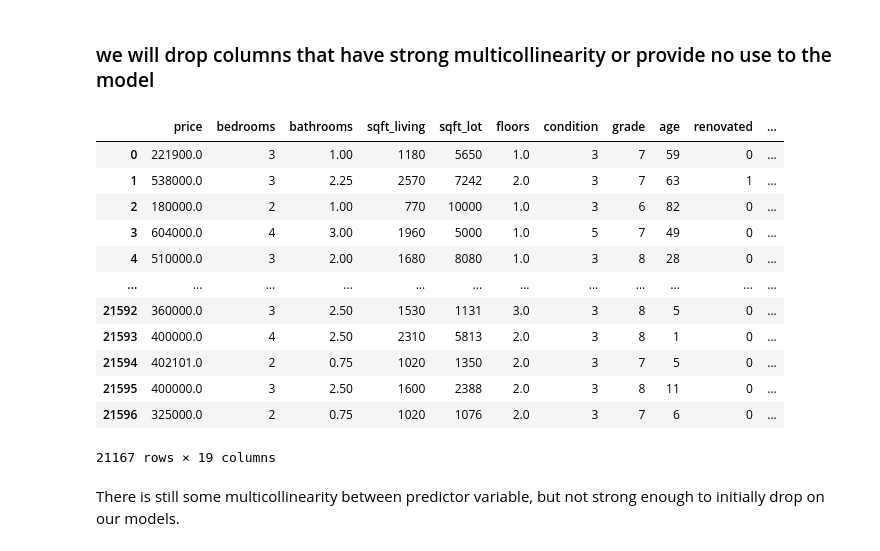
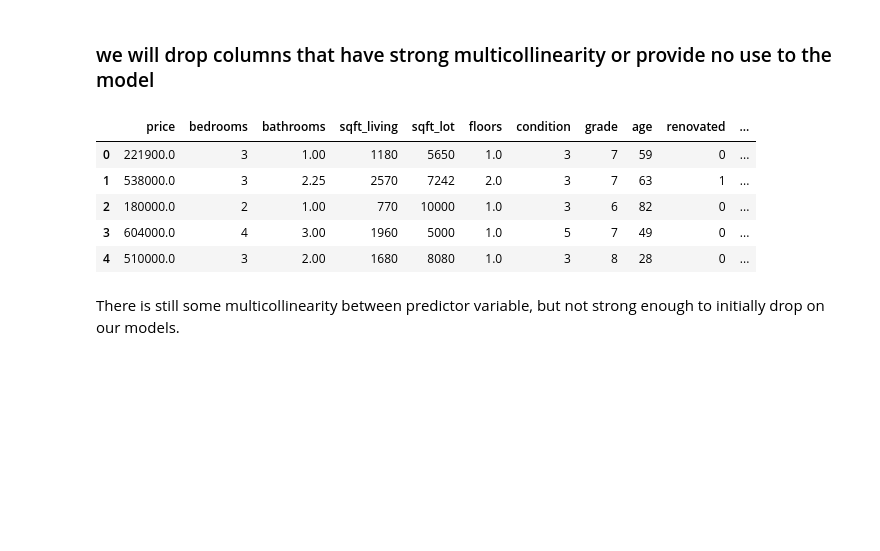
Before and after one commit to Isaac-Ndirangu-Muturi-749/Housing-Affordability-Analysis-in-King-County-Seattle, a Jupyter notebook: student.ipynb, the cells around one changed output. Drawn from its saved outputs; the diff is of its cells as text; code cells hidden in the pictures; blank space fills up the shorter version.

```diff
--- a/student.ipynb
+++ b/student.ipynb
@@ -451,6 +785,4 @@ house_df
 # %% [markdown]
 ### removing null values in the 'yr_built" column and adding the 'renovated' column to show whether the house has been renovated or not
 # %%
-house_df.loc[house_df.yr_renovated.isnull(), 'yr_renovated'] = 0
 house_df['renovated'] = house_df['yr_renovated'].apply(lambda x: 0 if x == 0 else 1)
-house_df
@@ -590,3 +894,0 @@ Filtering out outliers of price in the data
-# %%
-house_df = house_df[(house_df.price < house_df.price.quantile(0.995))
-                        & (house_df.price > house_df.price.quantile(.005))]
@@ -601,2 +894,0 @@ We see the outlier on bedrooms that we change to 3 bedrooms, likely due to a typ
-# %%
-house_df.loc[(house_df.bedrooms == 33), 'bedrooms'] = 3
@@ -611,6 +895,3 @@ Filtering out outliers of living area column
-# %%
-house_df = house_df[(house_df.sqft_living < house_df.sqft_living.quantile(0.995))
-                        & (house_df.sqft_living > house_df.sqft_living.quantile(.005))]
 # %% [markdown]
 ## Checking correlations and multicollinearity
 # %%
@@ -664,21 +923,14 @@ corr_df.head(50)
 ### we will drop columns that have strong multicollinearity or provide no use to the model
 # %%
 house_df = house_df.drop(columns=['id', 'yr_renovated', 'sqft_above', 'sqft_living15', 'yr_built', 'sqft_basement', 'sqft_lot15', 'date', 'long', 'lat', 'zipcode'], axis=1)
-house_df
+house_df.head(5)
 # %% [output]
 |  | price | bedrooms | bathrooms | sqft_living | sqft_lot | floors | condition | grade | age | renovated | ... |
 | 0 | 221900.0 | 3 | 1.00 | 1180 | 5650 | 1.0 | 3 | 7 | 59 | 0 | ... |
 | 1 | 538000.0 | 3 | 2.25 | 2570 | 7242 | 2.0 | 3 | 7 | 63 | 1 | ... |
 | 2 | 180000.0 | 2 | 1.00 | 770 | 10000 | 1.0 | 3 | 6 | 82 | 0 | ... |
 | 3 | 604000.0 | 4 | 3.00 | 1960 | 5000 | 1.0 | 5 | 7 | 49 | 0 | ... |
 | 4 | 510000.0 | 3 | 2.00 | 1680 | 8080 | 1.0 | 3 | 8 | 28 | 0 | ... |
-| ... | ... | ... | ... | ... | ... | ... | ... | ... | ... | ... | ... |
-| 21592 | 360000.0 | 3 | 2.50 | 1530 | 1131 | 3.0 | 3 | 8 | 5 | 0 | ... |
-| 21593 | 400000.0 | 4 | 2.50 | 2310 | 5813 | 2.0 | 3 | 8 | 1 | 0 | ... |
-| 21594 | 402101.0 | 2 | 0.75 | 1020 | 1350 | 2.0 | 3 | 7 | 5 | 0 | ... |
-| 21595 | 400000.0 | 3 | 2.50 | 1600 | 2388 | 2.0 | 3 | 8 | 11 | 0 | ... |
-| 21596 | 325000.0 | 2 | 0.75 | 1020 | 1076 | 2.0 | 3 | 7 | 6 | 0 | ... |
-21167 rows × 19 columns
 # %% [markdown]
 There is still some multicollinearity between predictor variable, but not strong enough to initially drop on our models.
 # %% [markdown]
```
Also changed, not shown: parts of 129 cells of this notebook, 7 other files.
